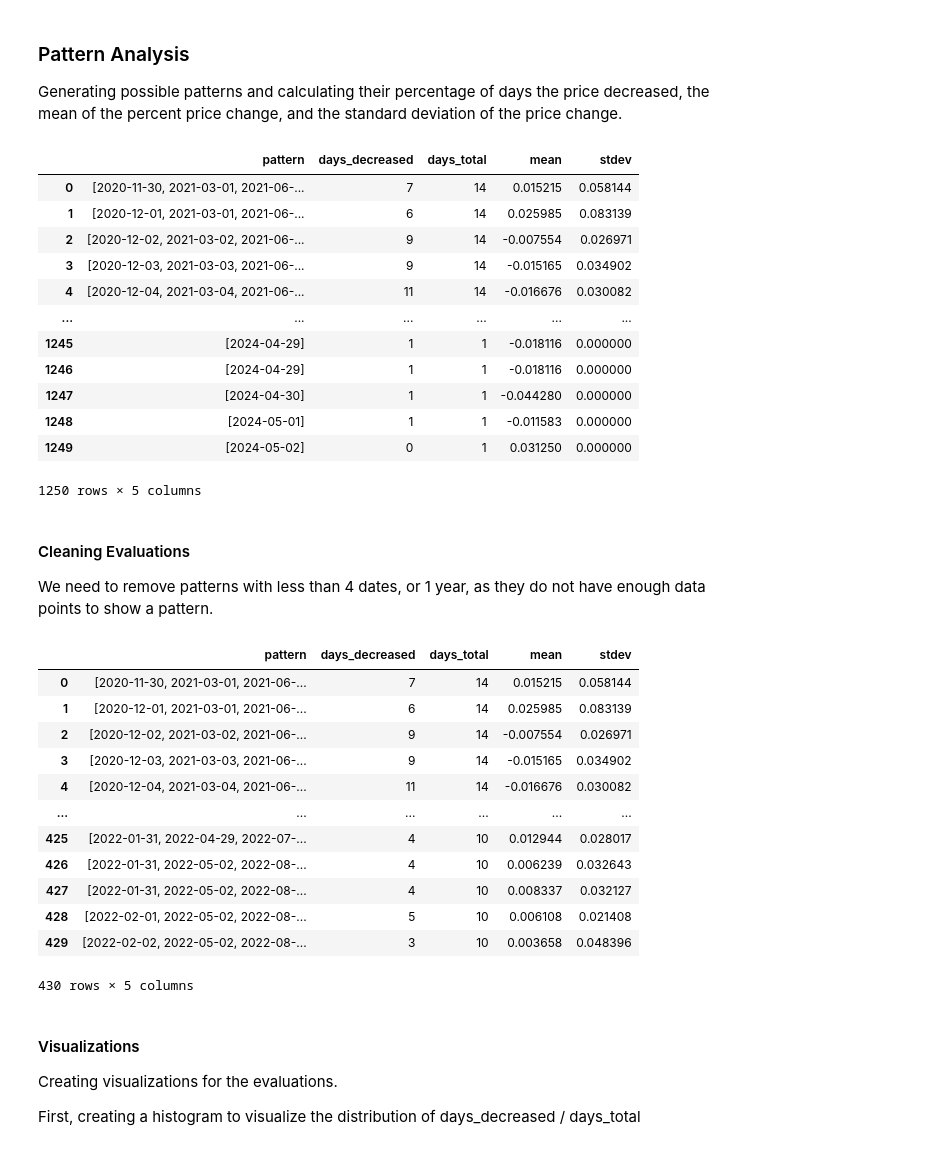
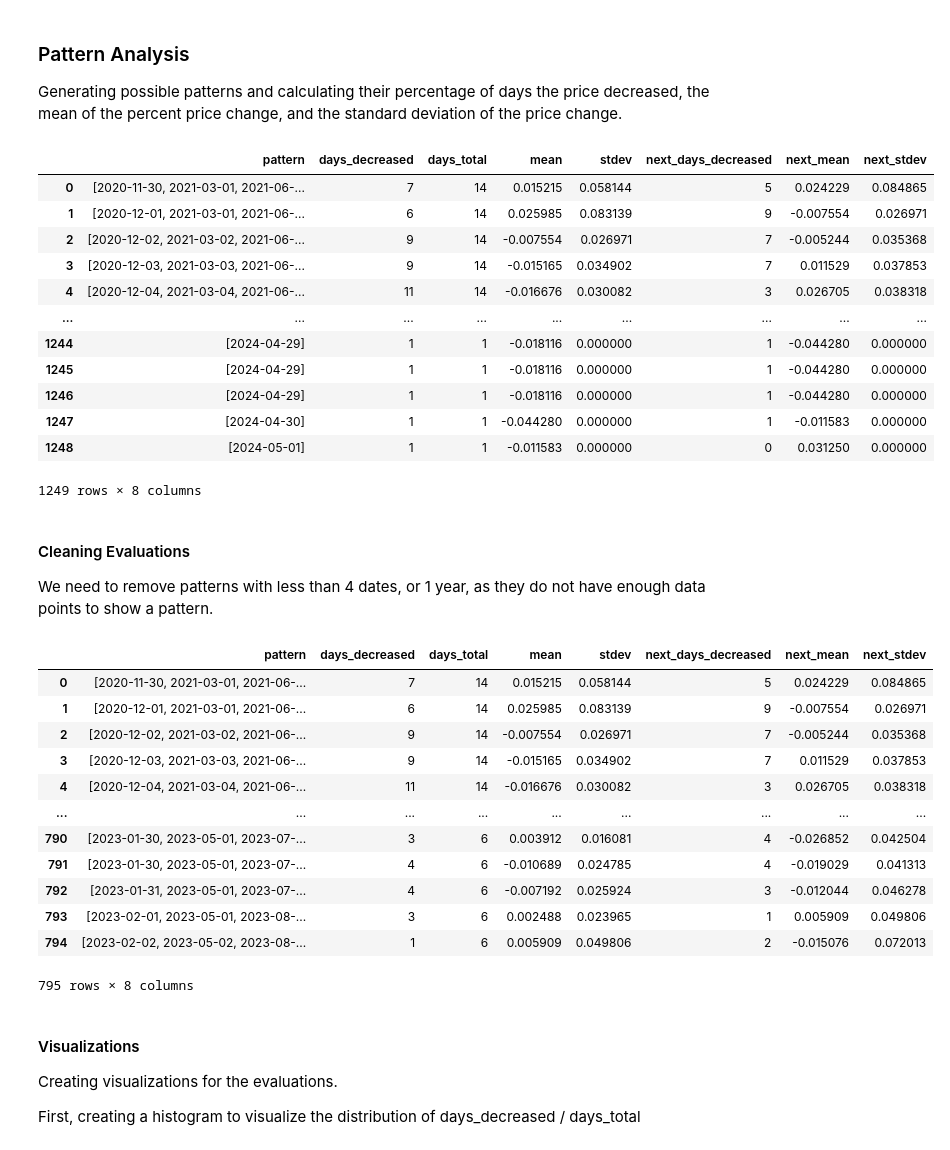
Before and after one commit to GoneSahlin/PutAnalysis, a Jupyter notebook: analysis.ipynb, the cells around one changed output. Cells and saved outputs as stored; diff of their text form; code cells hidden in the pictures.

```diff
--- a/analysis.ipynb
+++ b/analysis.ipynb
@@ -64,57 +64,64 @@ Generating possible patterns and calculating their percentage of days the price
 # %%
 importlib.reload(utils)
 
 patterns = utils.generate_possible_patterns(df)
 
-evaluation_dict = {"pattern": [], "days_decreased": [], "days_total": [], "mean": [], "stdev": []}
+evaluation_dict = {"pattern": [], "days_decreased": [], "days_total": [], "mean": [], "stdev": [],
+                   "next_days_decreased": [], "next_mean": [], "next_stdev": []}
 for pattern in patterns:
   days_decreased, mean, stdev = utils.evaluate_pattern(pattern, df)
   days_total = len(pattern)
+
+  next_days_decreased, next_mean, next_stdev = utils.evaluate_pattern_next_day(pattern, df)
 
   evaluation_dict["pattern"].append(pattern)
   evaluation_dict["days_decreased"].append(days_decreased)
   evaluation_dict["days_total"].append(days_total)
   evaluation_dict["mean"].append(mean)
   evaluation_dict["stdev"].append(stdev)
+  evaluation_dict["next_days_decreased"].append(next_days_decreased)
+  evaluation_dict["next_mean"].append(next_mean)
+  evaluation_dict["next_stdev"].append(next_stdev)
 
 evaluation_df = pd.DataFrame(evaluation_dict)
 
+evaluation_df = evaluation_df.dropna()
 evaluation_df
 # %% [output]
-|  | pattern | days_decreased | days_total | mean | stdev |
-| 0 | [2020-11-30, 2021-03-01, 2021-06-... | 7 | 14 | 0.015215 | 0.058144 |
-| 1 | [2020-12-01, 2021-03-01, 2021-06-... | 6 | 14 | 0.025985 | 0.083139 |
-| 2 | [2020-12-02, 2021-03-02, 2021-06-... | 9 | 14 | -0.007554 | 0.026971 |
-| 3 | [2020-12-03, 2021-03-03, 2021-06-... | 9 | 14 | -0.015165 | 0.034902 |
-| 4 | [2020-12-04, 2021-03-04, 2021-06-... | 11 | 14 | -0.016676 | 0.030082 |
-| ... | ... | ... | ... | ... | ... |
-| 1245 | [2024-04-29] | 1 | 1 | -0.018116 | 0.000000 |
-| 1246 | [2024-04-29] | 1 | 1 | -0.018116 | 0.000000 |
-| 1247 | [2024-04-30] | 1 | 1 | -0.044280 | 0.000000 |
-| 1248 | [2024-05-01] | 1 | 1 | -0.011583 | 0.000000 |
-| 1249 | [2024-05-02] | 0 | 1 | 0.031250 | 0.000000 |
+|  | pattern | days_decreased | days_total | mean | stdev | next_days_decreased | next_mean | next_stdev |
+| 0 | [2020-11-30, 2021-03-01, 2021-06-... | 7 | 14 | 0.015215 | 0.058144 | 5 | 0.024229 | 0.084865 |
+| 1 | [2020-12-01, 2021-03-01, 2021-06-... | 6 | 14 | 0.025985 | 0.083139 | 9 | -0.007554 | 0.026971 |
+| 2 | [2020-12-02, 2021-03-02, 2021-06-... | 9 | 14 | -0.007554 | 0.026971 | 7 | -0.005244 | 0.035368 |
+| 3 | [2020-12-03, 2021-03-03, 2021-06-... | 9 | 14 | -0.015165 | 0.034902 | 7 | 0.011529 | 0.037853 |
+| 4 | [2020-12-04, 2021-03-04, 2021-06-... | 11 | 14 | -0.016676 | 0.030082 | 3 | 0.026705 | 0.038318 |
+| ... | ... | ... | ... | ... | ... | ... | ... | ... |
+| 1244 | [2024-04-29] | 1 | 1 | -0.018116 | 0.000000 | 1 | -0.044280 | 0.000000 |
+| 1245 | [2024-04-29] | 1 | 1 | -0.018116 | 0.000000 | 1 | -0.044280 | 0.000000 |
+| 1246 | [2024-04-29] | 1 | 1 | -0.018116 | 0.000000 | 1 | -0.044280 | 0.000000 |
+| 1247 | [2024-04-30] | 1 | 1 | -0.044280 | 0.000000 | 1 | -0.011583 | 0.000000 |
+| 1248 | [2024-05-01] | 1 | 1 | -0.011583 | 0.000000 | 0 | 0.031250 | 0.000000 |
-1250 rows × 5 columns
+1249 rows × 8 columns
 # %% [markdown]
 #### Cleaning Evaluations
 
 We need to remove patterns with less than 4 dates, or 1 year, as they do not have enough data points to show a pattern.
 # %%
-evaluation_df = evaluation_df[evaluation_df["pattern"].apply(len) >= 4]
+evaluation_df = evaluation_df[evaluation_df["pattern"].apply(len) >= 6]
 evaluation_df
 # %% [output]
-|  | pattern | days_decreased | days_total | mean | stdev |
-| 0 | [2020-11-30, 2021-03-01, 2021-06-... | 7 | 14 | 0.015215 | 0.058144 |
-| 1 | [2020-12-01, 2021-03-01, 2021-06-... | 6 | 14 | 0.025985 | 0.083139 |
-| 2 | [2020-12-02, 2021-03-02, 2021-06-... | 9 | 14 | -0.007554 | 0.026971 |
-| 3 | [2020-12-03, 2021-03-03, 2021-06-... | 9 | 14 | -0.015165 | 0.034902 |
-| 4 | [2020-12-04, 2021-03-04, 2021-06-... | 11 | 14 | -0.016676 | 0.030082 |
-| ... | ... | ... | ... | ... | ... |
-| 425 | [2022-01-31, 2022-04-29, 2022-07-... | 4 | 10 | 0.012944 | 0.028017 |
-| 426 | [2022-01-31, 2022-05-02, 2022-08-... | 4 | 10 | 0.006239 | 0.032643 |
-| 427 | [2022-01-31, 2022-05-02, 2022-08-... | 4 | 10 | 0.008337 | 0.032127 |
-| 428 | [2022-02-01, 2022-05-02, 2022-08-... | 5 | 10 | 0.006108 | 0.021408 |
-| 429 | [2022-02-02, 2022-05-02, 2022-08-... | 3 | 10 | 0.003658 | 0.048396 |
+|  | pattern | days_decreased | days_total | mean | stdev | next_days_decreased | next_mean | next_stdev |
+| 0 | [2020-11-30, 2021-03-01, 2021-06-... | 7 | 14 | 0.015215 | 0.058144 | 5 | 0.024229 | 0.084865 |
+| 1 | [2020-12-01, 2021-03-01, 2021-06-... | 6 | 14 | 0.025985 | 0.083139 | 9 | -0.007554 | 0.026971 |
+| 2 | [2020-12-02, 2021-03-02, 2021-06-... | 9 | 14 | -0.007554 | 0.026971 | 7 | -0.005244 | 0.035368 |
+| 3 | [2020-12-03, 2021-03-03, 2021-06-... | 9 | 14 | -0.015165 | 0.034902 | 7 | 0.011529 | 0.037853 |
+| 4 | [2020-12-04, 2021-03-04, 2021-06-... | 11 | 14 | -0.016676 | 0.030082 | 3 | 0.026705 | 0.038318 |
+| ... | ... | ... | ... | ... | ... | ... | ... | ... |
+| 790 | [2023-01-30, 2023-05-01, 2023-07-... | 3 | 6 | 0.003912 | 0.016081 | 4 | -0.026852 | 0.042504 |
+| 791 | [2023-01-30, 2023-05-01, 2023-07-... | 4 | 6 | -0.010689 | 0.024785 | 4 | -0.019029 | 0.041313 |
+| 792 | [2023-01-31, 2023-05-01, 2023-07-... | 4 | 6 | -0.007192 | 0.025924 | 3 | -0.012044 | 0.046278 |
+| 793 | [2023-02-01, 2023-05-01, 2023-08-... | 3 | 6 | 0.002488 | 0.023965 | 1 | 0.005909 | 0.049806 |
+| 794 | [2023-02-02, 2023-05-02, 2023-08-... | 1 | 6 | 0.005909 | 0.049806 | 2 | -0.015076 | 0.072013 |
-430 rows × 5 columns
+795 rows × 8 columns
 # %% [markdown]
 #### Visualizations
 
```
Also changed, not shown: parts of 5 cells of this notebook, 2 other files.
